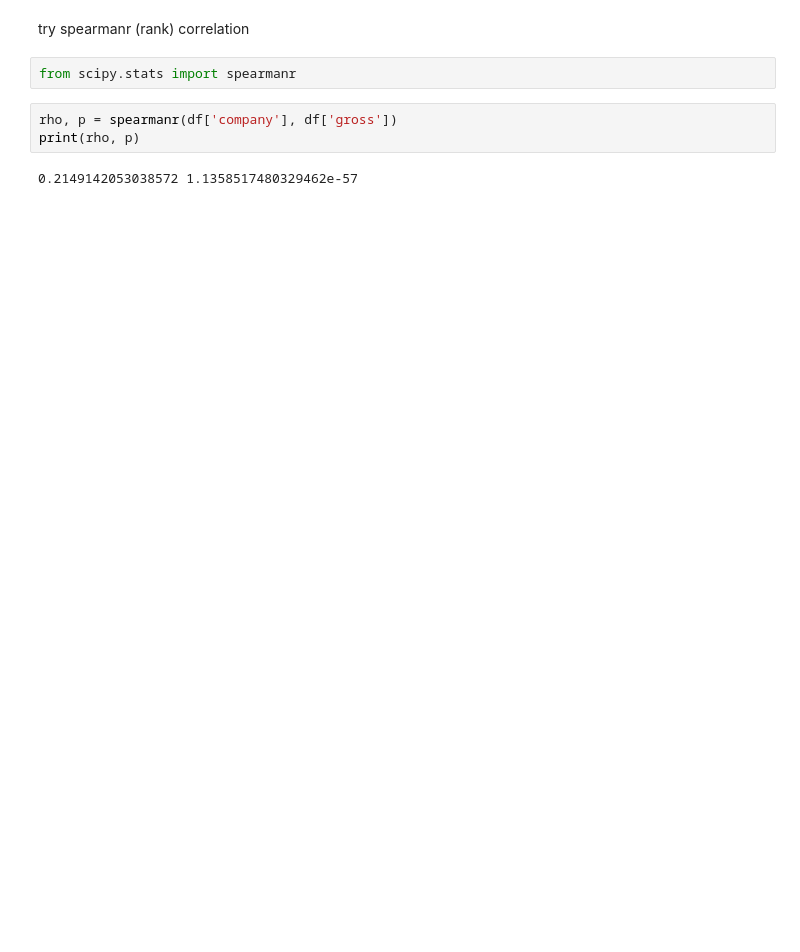
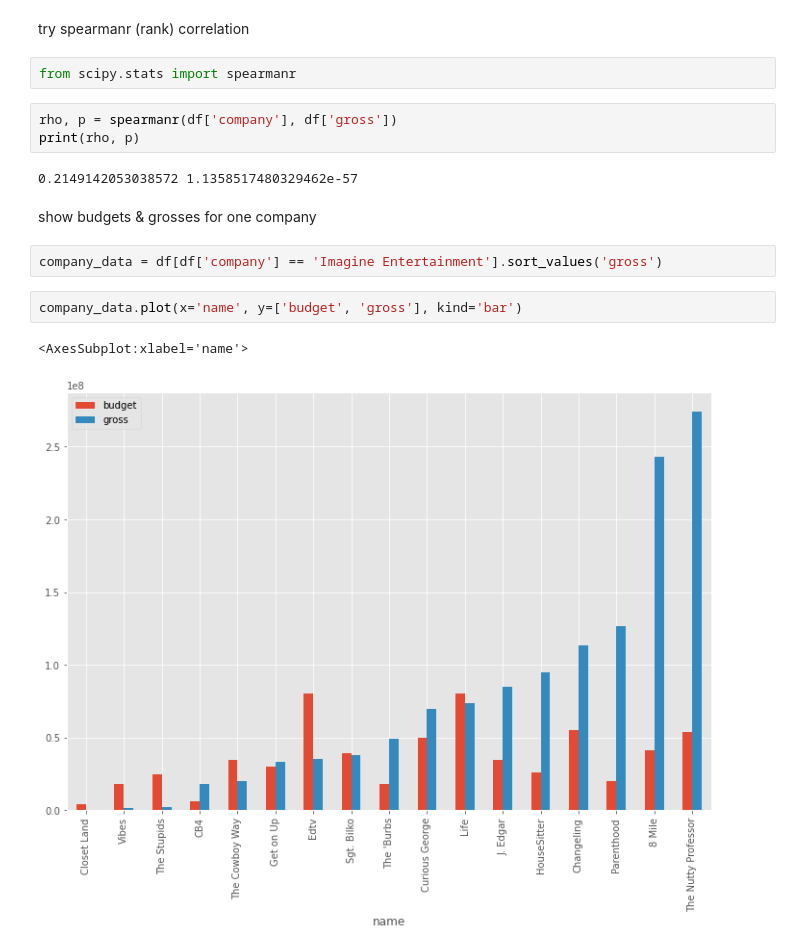
Before and after one commit to msappy00/PortfolioProjects, a Jupyter notebook: Data Correlation/PortfolioProject4_movies.ipynb, the cells around one changed output. Drawn from its saved outputs; the diff is of its cells as text; blank space fills up the shorter version.

```diff
--- a/Data Correlation/PortfolioProject4_movies.ipynb
+++ b/Data Correlation/PortfolioProject4_movies.ipynb
@@ -153,3 +178,12 @@ rho, p = spearmanr(df['company'], df['gross'])
 print(rho, p)
 # %% [output]
 0.2149142053038572 1.1358517480329462e-57
+# %% [markdown]
+show budgets & grosses for one company
+# %%
+company_data = df[df['company'] == 'Imagine Entertainment'].sort_values('gross')
+# %%
+company_data.plot(x='name', y=['budget', 'gross'], kind='bar')
+# %% [output]
+<AxesSubplot:xlabel='name'>
+[figure, added]
```
Also changed, not shown: parts of 10 cells of this notebook, 12 other files.
